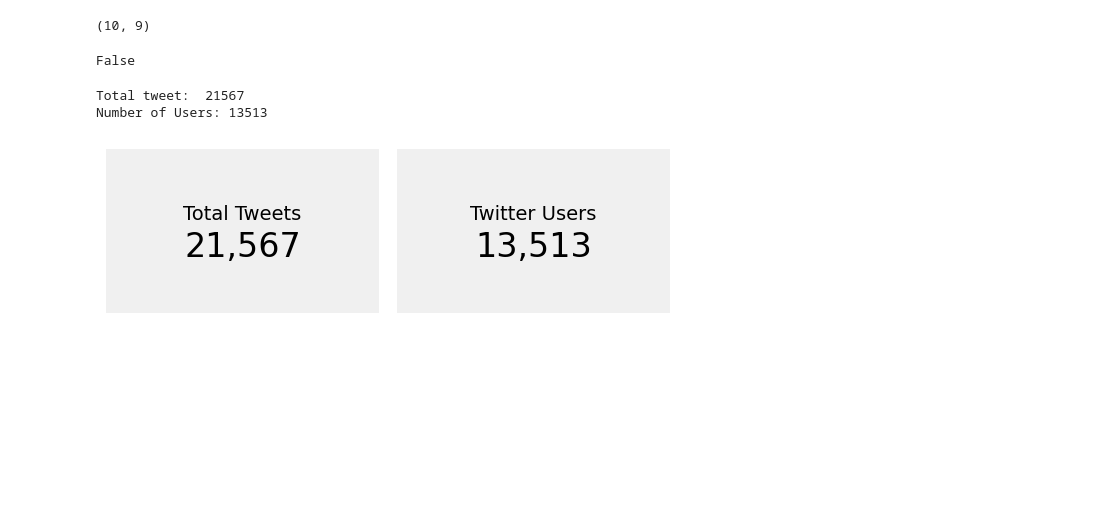
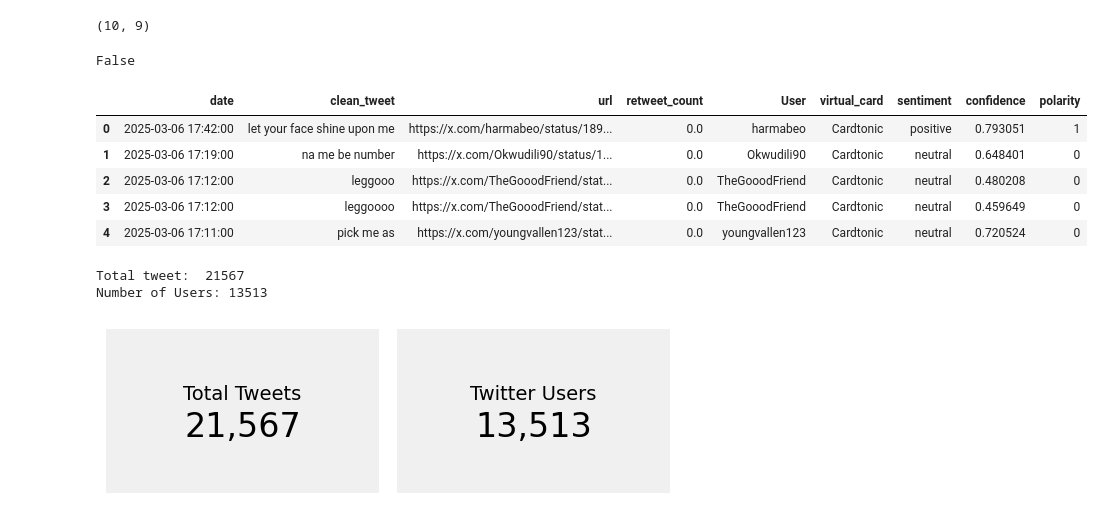
Before and after one commit to Anelawrence/Twitter-Sentiment-Analysis-Virtual-Cards, a Jupyter notebook: virtual_card_sentiment_analysis.ipynb, the cells around one changed output. Cells and saved outputs as stored; diff of their text form; code cells hidden in the pictures; blank space fills up the shorter version.

```diff
--- a/virtual_card_sentiment_analysis.ipynb
+++ b/virtual_card_sentiment_analysis.ipynb
@@ -667,6 +667,15 @@ tweets_df = tweets_df.dropna(subset=['clean_tweet'])
 tweets_df['clean_tweet'].isnull().any()
 # %% [output]
 False
+# %%
+tweets_df.head()
+# %% [output]
+|  | date | clean_tweet | url | retweet_count | User | virtual_card | sentiment | confidence | polarity |
+| 0 | 2025-03-06 17:42:00 | let your face shine upon me | https://x.com/harmabeo/status/189... | 0.0 | harmabeo | Cardtonic | positive | 0.793051 | 1 |
+| 1 | 2025-03-06 17:19:00 | na me be number | https://x.com/Okwudili90/status/1... | 0.0 | Okwudili90 | Cardtonic | neutral | 0.648401 | 0 |
+| 2 | 2025-03-06 17:12:00 | leggooo | https://x.com/TheGooodFriend/stat... | 0.0 | TheGooodFriend | Cardtonic | neutral | 0.480208 | 0 |
+| 3 | 2025-03-06 17:12:00 | leggoooo | https://x.com/TheGooodFriend/stat... | 0.0 | TheGooodFriend | Cardtonic | neutral | 0.459649 | 0 |
+| 4 | 2025-03-06 17:11:00 | pick me as | https://x.com/youngvallen123/stat... | 0.0 | youngvallen123 | Cardtonic | neutral | 0.720524 | 0 |
 # %%
 total_tweets = tweets_df.shape[0]
 print("Total tweet: ", total_tweets)
```
Also changed, not shown: parts of 17 cells of this notebook, 1 other file.
